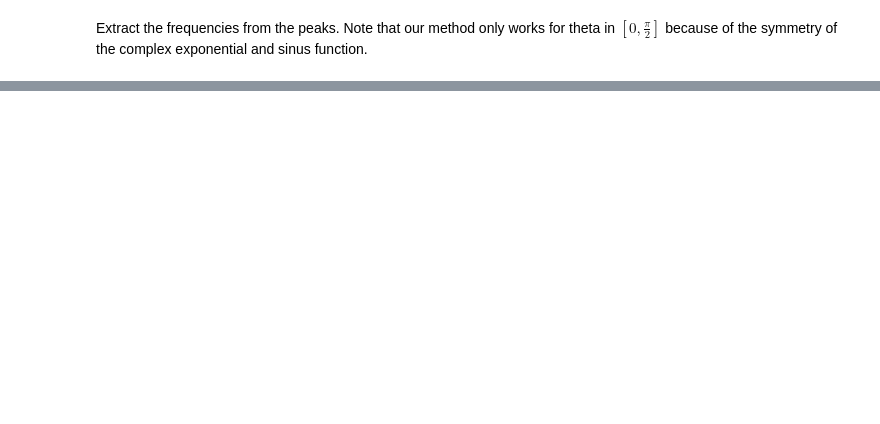
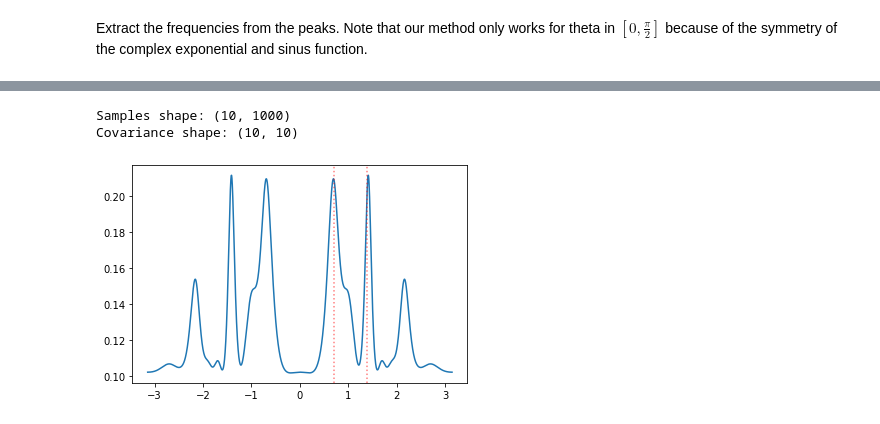
Before and after one commit to MichelDucartier/music_doa, a Jupyter notebook: MUSIC_simulated.ipynb, the cells around one changed output, grey strips where cells are left out. Cells and saved outputs as stored; diff of their text form; code cells hidden in the pictures; blank space fills up the shorter version.

```diff
--- a/MUSIC_simulated.ipynb
+++ b/MUSIC_simulated.ipynb
@@ -93,0 +94,31 @@ print(estimated_thetas)
+# %%
+import last_year
+
+w_correlated = np.array([1/4, 1/4]) * np.pi
+doa = np.array([10, 50]) / 180 * np.pi    # harmonic signal direction
+N = 1000                                   # snapshots
+M = 10                                    # number of microphones
+P = np.size(doa)
+d = wavelength / 2
+var = 1
+mic_coords = np.array([(d * i, 0) for i in range(M)]).T
+main_frequency = SOUND_SPEED / wavelength
+
+fs = (2 * np.pi * main_frequency) / (np.pi/4)
+
+samples = last_year.generate_data(M, N, P, d, wavelength, w_correlated, doa, var)
+# %%
+spectrum = music(samples, P, mic_coords, main_frequency, correlated=False)
+
+
+X = np.linspace(-np.pi, np.pi, 10000)
+Y = [spectrum(x) for x in X]
+
+plt.plot(X, Y)
+for theta in doa:
+    plt.axvline(x=(np.pi/2) - theta, color='red', linestyle=':', alpha=0.5)
+plt.show()
+# %% [output]
+Samples shape: (10, 1000)
+Covariance shape: (10, 10)
+[figure, added]
```
Also changed, not shown: parts of 7 cells of this notebook, 5 other files.
